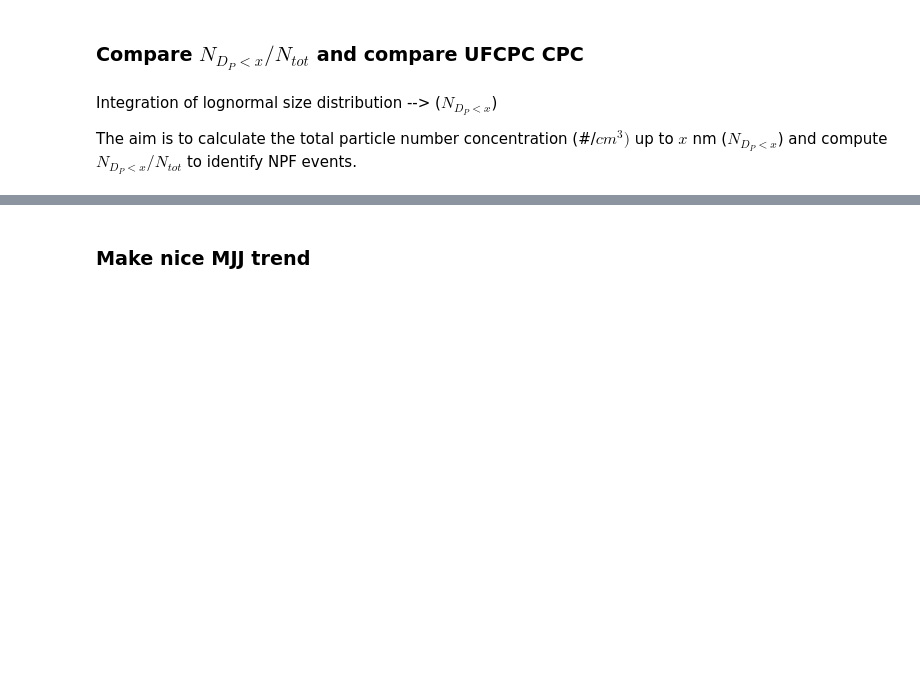
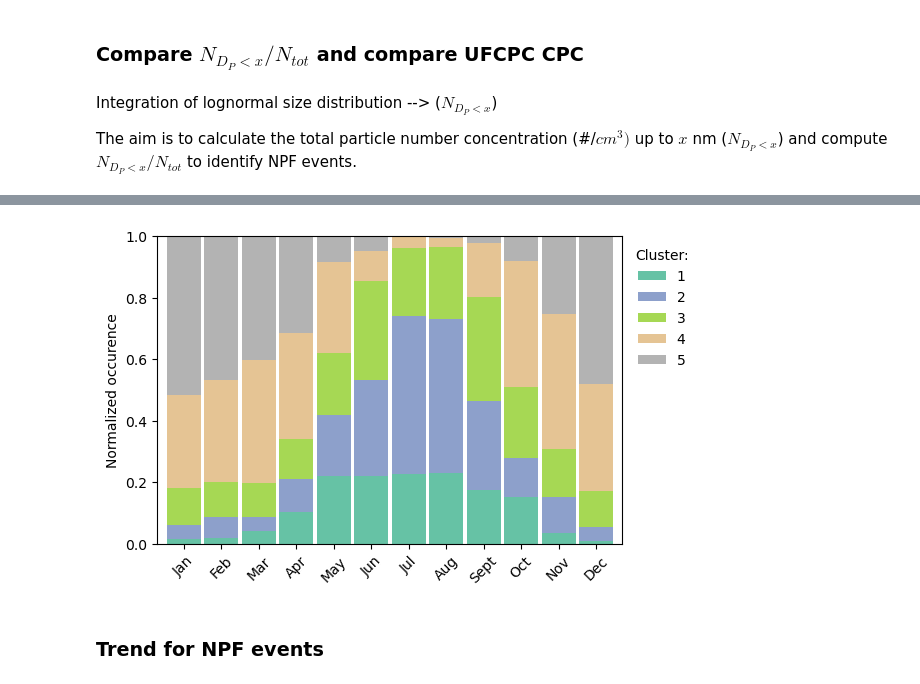
Before and after one commit to eScience-course/Tjaernoe2022-group3, a Jupyter notebook: notebooks/Report_Lovisa.ipynb, the cells around one changed output, grey strips where cells are left out. Cells and saved outputs as stored; diff of their text form; code cells hidden in the pictures; blank space fills up the shorter version.

```diff
--- a/notebooks/Report_Lovisa.ipynb
+++ b/notebooks/Report_Lovisa.ipynb
@@ -338,40 +248,0 @@ IndexError: single positional indexer is out-of-bounds
-# %%
-# Median 1h mean clusters----------------------------------------------
-
-
-fig, ax = plt.subplots(figsize=(10,4))
-
-# Make a list of all cluster ID:s i.e.: 1,..,n_clusters
-clusters = list(range(1,n_clusters+1,1))
-
-for cluster in clusters:
-    #print(cluster)
-    df_cluster = df_norm_clustered_1h_mean_median[df_norm_clustered_1h_mean_median.index == cluster]
-    df_cluster_mean = df_norm_clustered_1h_mean_mean[df_norm_clustered_1h_mean_mean.index == cluster]
-    df_cluster90 = df_norm_clustered_1h_90q[df_norm_clustered_1h_90q.index == cluster]
-    df_cluster10 = df_norm_clustered_1h_10q[df_norm_clustered_1h_10q.index == cluster]
-
-    ax.plot(diameters[1:-2]*10**9, df_cluster.iloc[0,:].values, '-',
-            label='cluster: '+str(cluster))
-    ax.fill_between(diameters[1:-2]*10**9,
-                    df_cluster90.iloc[0,:].values,
-                    df_cluster10.iloc[0,:].values,
-                    alpha=0.2, )
-
-
-    # Plot the mean to see similarity
-    ax.plot(diameters[1:-2]*10**9, df_cluster_mean.iloc[0,:].values, 'k:',alpha=0.3)
-    #ax.set_xticks(bin_cols[::5])
-    ax.set_xscale('log')
-    ax.set_ylim(0,1.1)
-
-
-for spine in ['top', 'right']:
-    ax.spines[spine].set_visible(False)
-    ax.spines[spine].set_linewidth(0.5)
-
-plt.xlabel('Dp [nm]')
-plt.title('K-means clustering (median+10/90th percentile)', loc='left')
-plt.ylabel('$dN/dLogD_p$ (normalized)')
-plt.legend(frameon=False,bbox_to_anchor=(.85, 1))
-plt.show()
@@ -745,0 +423,4 @@ df_cluster.loc[:,'date'] = df_cluster.loc[:,'date'] - df_cluster.loc[:,'date'][0
+# %%
+fu.makeStackedPlot(df_norm_clustered_1h_mean,clusters)
+# %% [output]
+[figure, added]
@@ -746,2 +437,2 @@ df_cluster.loc[:,'date'] = df_cluster.loc[:,'date'] - df_cluster.loc[:,'date'][0
 # %% [markdown]
-### Make nice MJJ trend
+### Trend for NPF events
```
Also changed, not shown: parts of 78 cells of this notebook, 4 other files.
